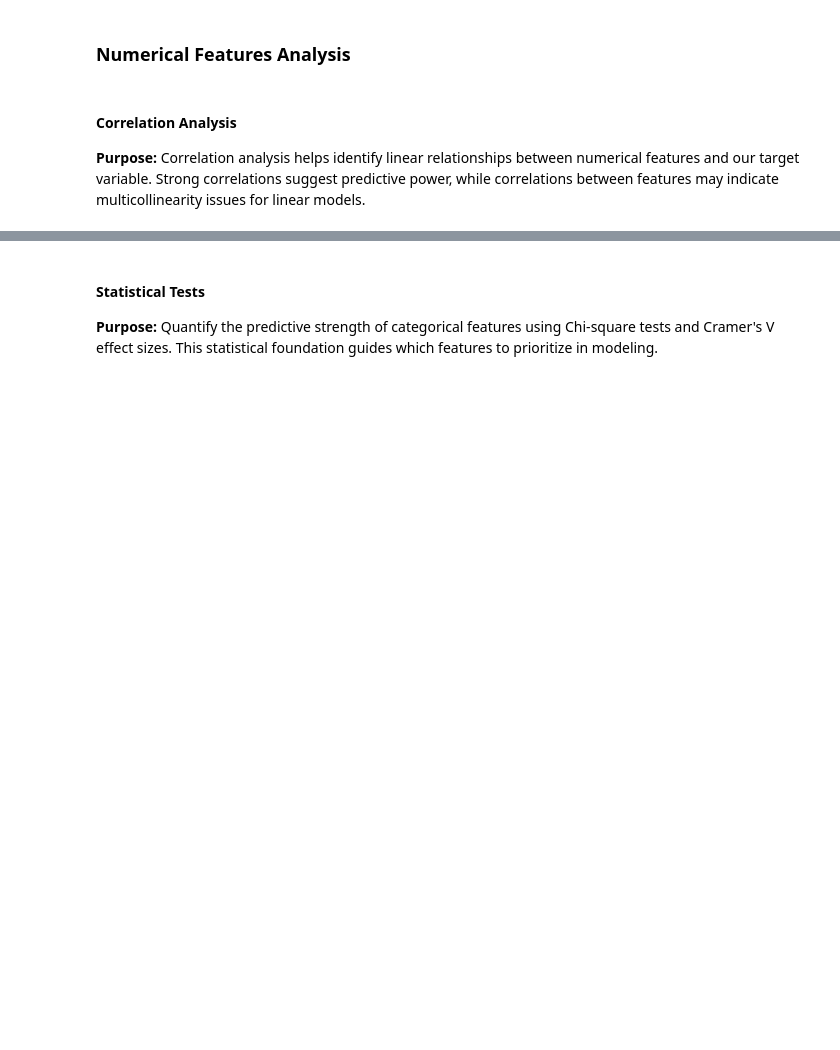
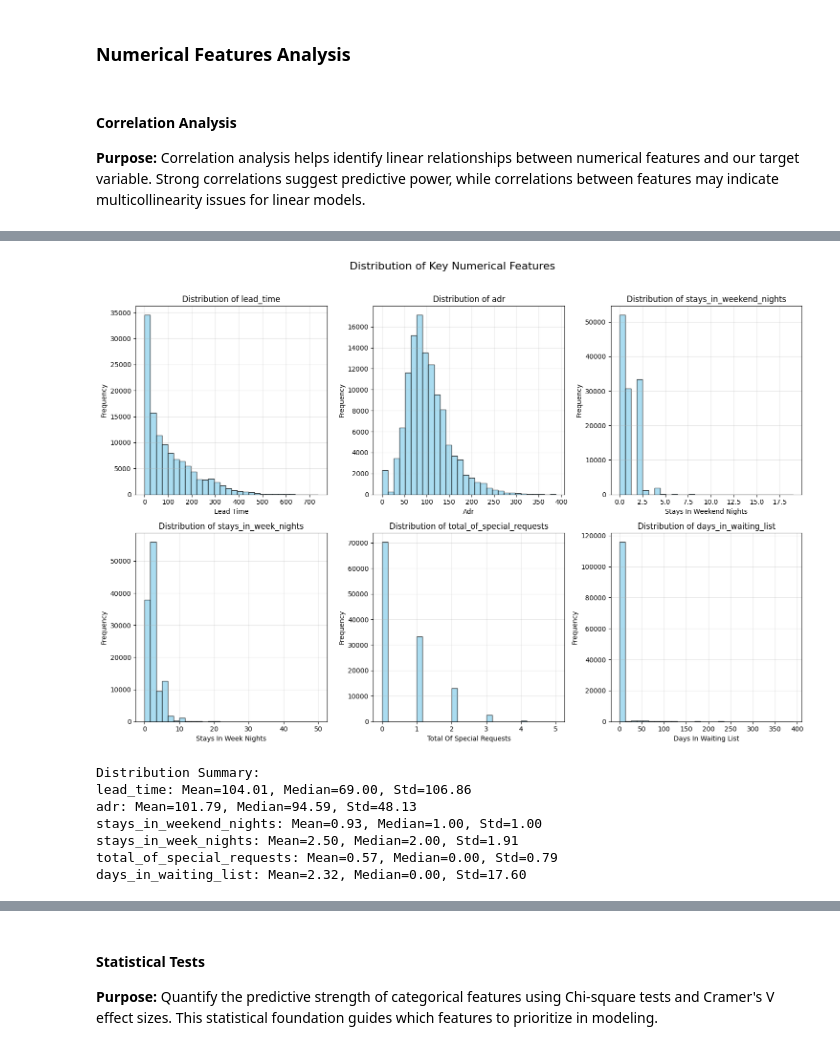
Before and after one commit to tgrytnes/Hotel_Cancellation_Risk, a Jupyter notebook: notebooks/main.ipynb, the cells around one changed output, grey strips where cells are left out. Drawn from its saved outputs; the diff is of its cells as text; code cells hidden in the pictures; blank space fills up the shorter version.

```diff
--- a/notebooks/main.ipynb
+++ b/notebooks/main.ipynb
@@ -295,0 +330,41 @@ Text(0.5, 0, 'Correlation Coefficient')
+# %%
+# Distribution plots for key numerical features
+fig, axes = plt.subplots(2, 3, figsize=(15, 10))
+axes = axes.ravel()
+
+# Histograms for key features
+numerical_features = ['lead_time', 'adr', 'stays_in_weekend_nights',
+                     'stays_in_week_nights', 'total_of_special_requests',
+                     'days_in_waiting_list']
+
+for idx, feature in enumerate(numerical_features):
+    axes[idx].hist(df_cleaned[feature],
+                   bins=30,
+                   edgecolor='black',
+                   alpha=0.7,
+                   color='skyblue')
+    axes[idx].set_title(f'Distribution of {feature}')
+    axes[idx].set_xlabel(feature.replace('_', ' ').title())
+    axes[idx].set_ylabel('Frequency')
+    axes[idx].grid(True, alpha=0.3)
+
+plt.suptitle('Distribution of Key Numerical Features', fontsize=16, y=1.02)
+plt.tight_layout()
+plt.show()
+
+# Summary statistics for interpretation
+print("Distribution Summary:")
+for feature in numerical_features:
+    data = df_cleaned[feature]
+    print(f"{feature}: Mean={data.mean():.2f},
+          Median={data.median():.2f},
+          Std={data.std():.2f}")
+# %% [output]
+[figure, added]
+Distribution Summary:
+lead_time: Mean=104.01, Median=69.00, Std=106.86
+adr: Mean=101.79, Median=94.59, Std=48.13
+stays_in_weekend_nights: Mean=0.93, Median=1.00, Std=1.00
+stays_in_week_nights: Mean=2.50, Median=2.00, Std=1.91
+total_of_special_requests: Mean=0.57, Median=0.00, Std=0.79
+days_in_waiting_list: Mean=2.32, Median=0.00, Std=17.60
```
Also changed, not shown: parts of 66 cells of this notebook, 9 other files.
